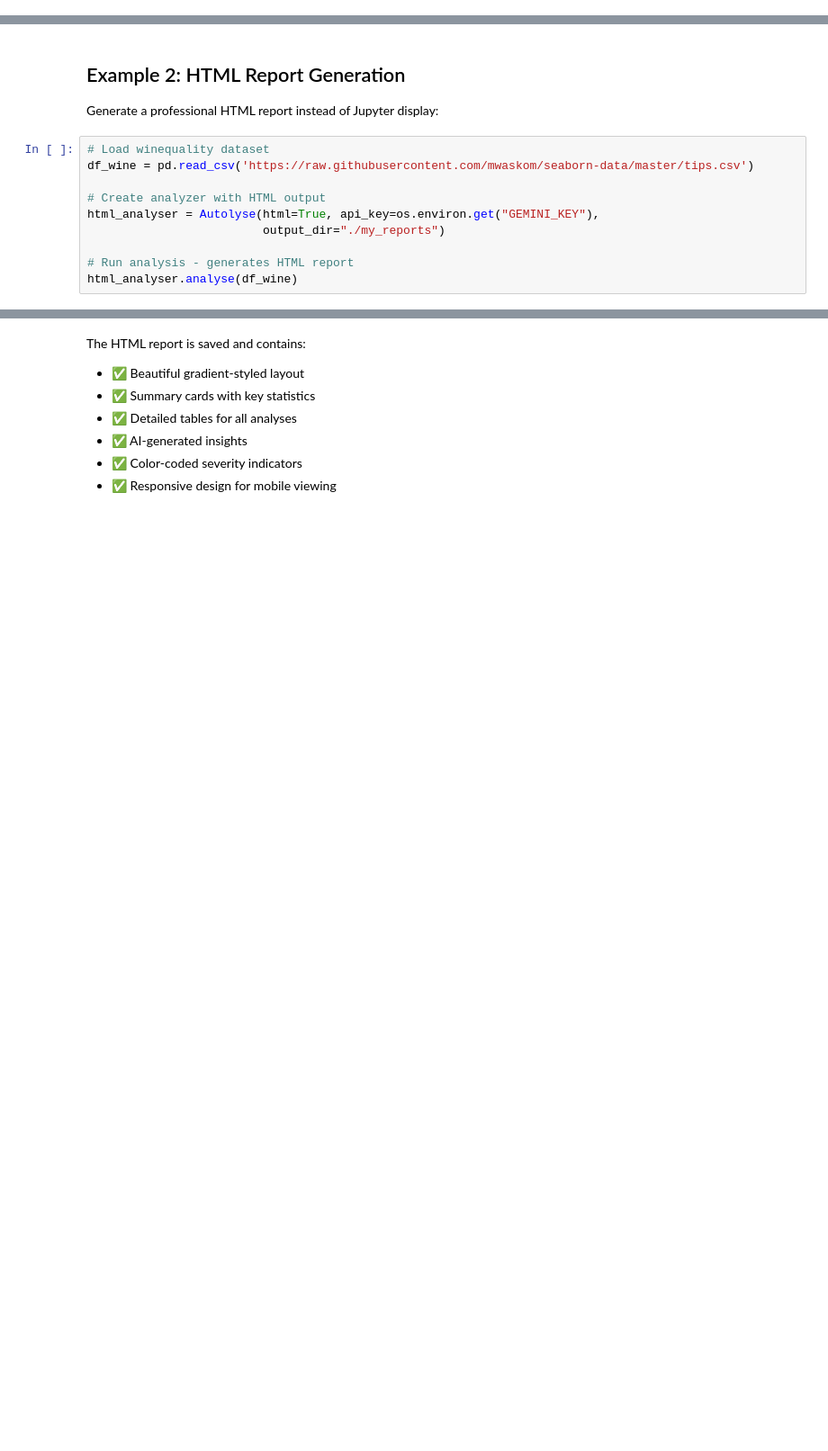
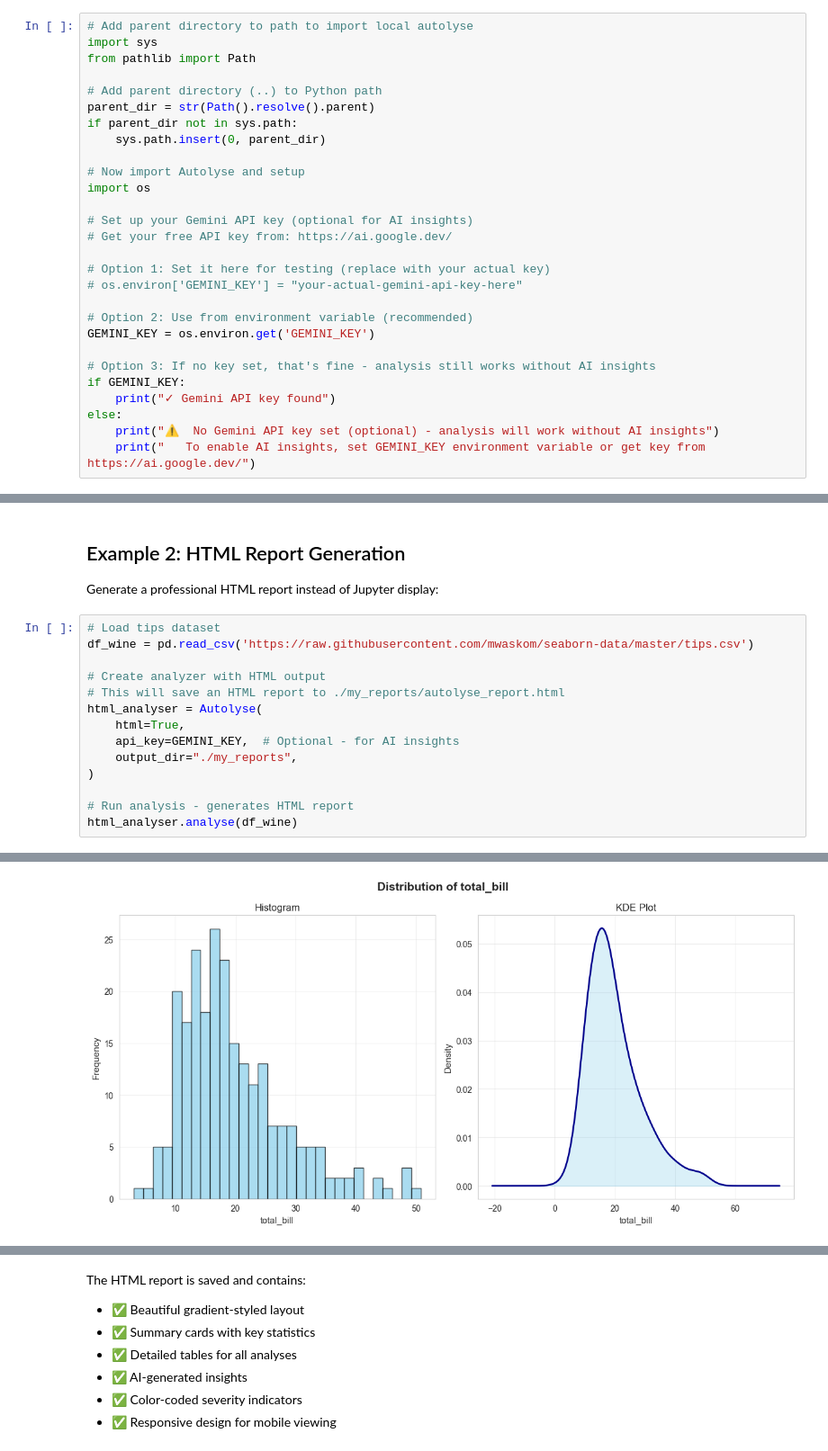
Before and after one commit to sanyamChaudhary27/Autolyse, a Jupyter notebook: examples/tutorial.ipynb, the cells around one changed output, grey strips where cells are left out. Shown at 90% size. Cells and saved outputs as stored; diff of their text form; blank space fills up the shorter version.

```diff
--- a/examples/tutorial.ipynb
+++ b/examples/tutorial.ipynb
@@ -31,0 +22,28 @@ import os
+# %%
+# Add parent directory to path to import local autolyse
+import sys
+from pathlib import Path
+
+# Add parent directory (..) to Python path
+parent_dir = str(Path().resolve().parent)
+if parent_dir not in sys.path:
+    sys.path.insert(0, parent_dir)
+
+# Now import Autolyse and setup
+import os
+
+# Set up your Gemini API key (optional for AI insights)
+# Get your free API key from: https://ai.google.dev/
+
+# Option 1: Set it here for testing (replace with your actual key)
+# os.environ['GEMINI_KEY'] = "your-actual-gemini-api-key-here"
+
+# Option 2: Use from environment variable (recommended)
+GEMINI_KEY = os.environ.get('GEMINI_KEY')
+
+# Option 3: If no key set, that's fine - analysis still works without AI insights
+if GEMINI_KEY:
+    print("✓ Gemini API key found")
+else:
+    print("⚠️  No Gemini API key set (optional) - analysis will work without AI insights")
+    print("   To enable AI insights, set GEMINI_KEY environment variable or get key from https://ai.google.dev/")
@@ -74,12 +182,17 @@ for analysis_type, insight in insights.items():
 
 Generate a professional HTML report instead of Jupyter display:
 # %%
-# Load winequality dataset
+# Load tips dataset
 df_wine = pd.read_csv('https://raw.githubusercontent.com/mwaskom/seaborn-data/master/tips.csv')
 
 # Create analyzer with HTML output
-html_analyser = Autolyse(html=True, api_key=os.environ.get("GEMINI_KEY"),
-                         output_dir="./my_reports")
+# This will save an HTML report to ./my_reports/autolyse_report.html
+html_analyser = Autolyse(
+    html=True,
+    api_key=GEMINI_KEY,  # Optional - for AI insights
+    output_dir="./my_reports",
+)
 
 # Run analysis - generates HTML report
 html_analyser.analyse(df_wine)
+# %% [output]
@@ -85,0 +227 @@ html_analyser.analyse(df_wine)
+[figure, added]
```
Also changed, not shown: parts of 11 cells of this notebook, 10 other files.
